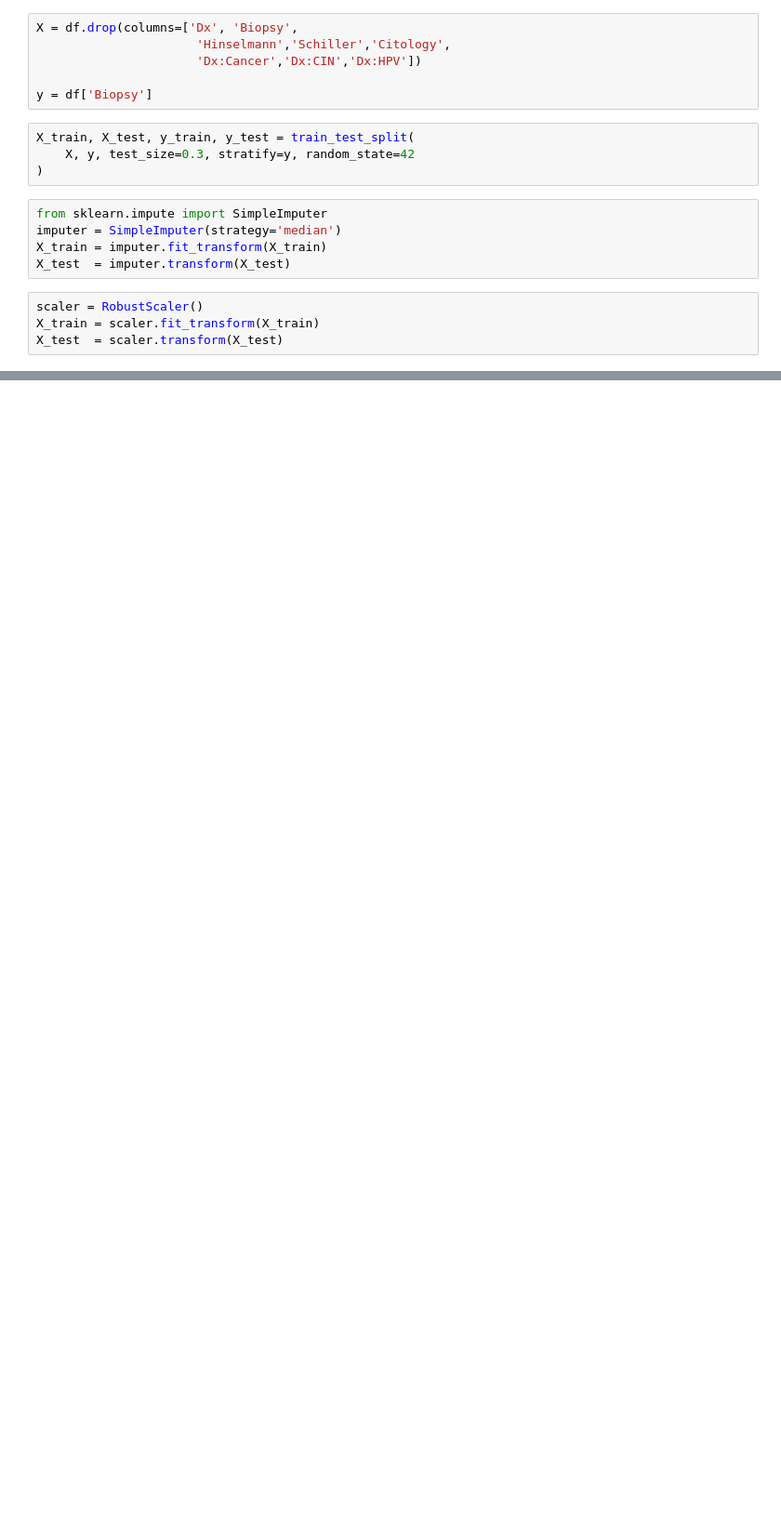
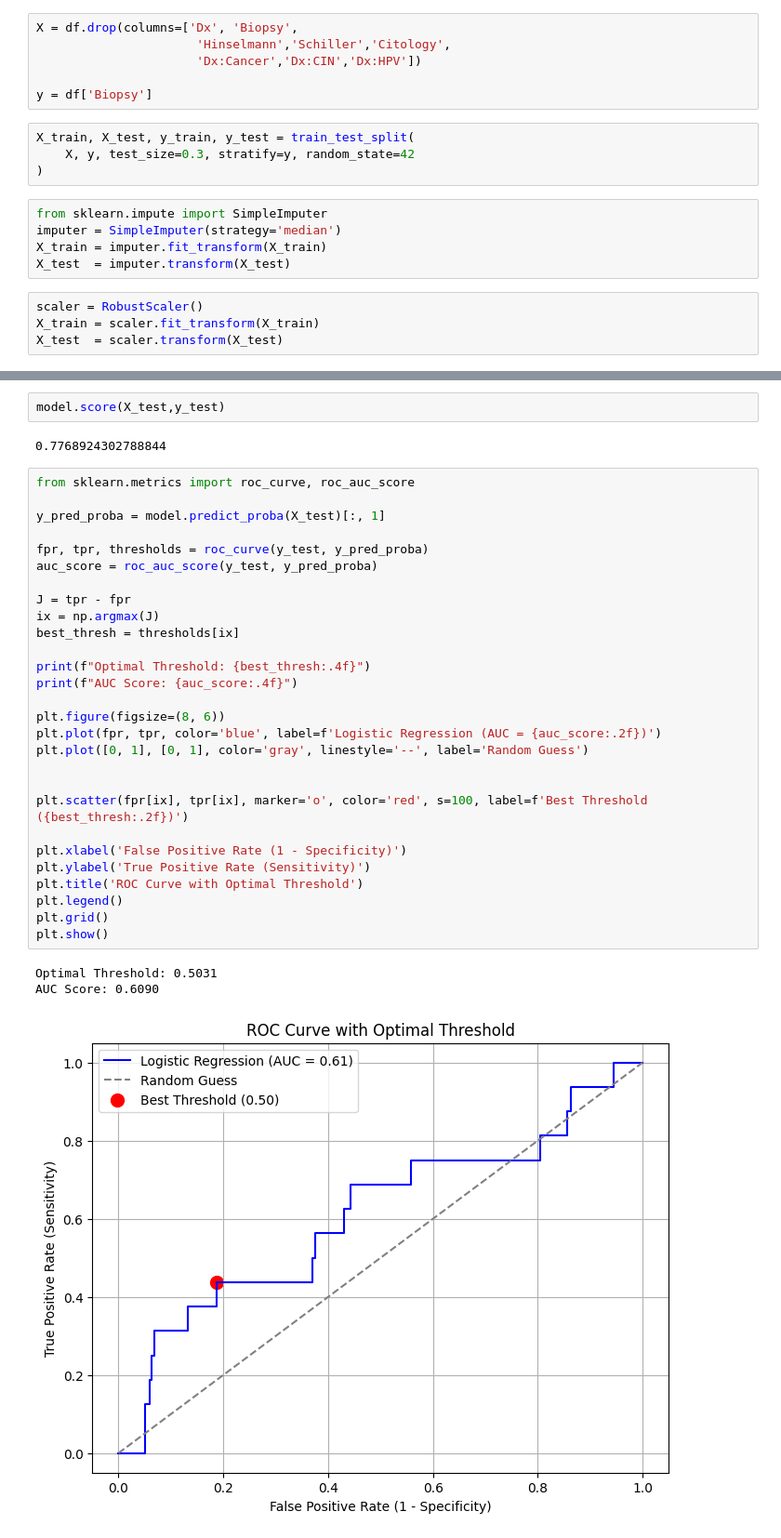
Before and after one commit to raajshekhar19/23FE10CSE00791_RAAJ_SHEKHAR, a Jupyter notebook: project.ipynb, the cells around one changed output, grey strips where cells are left out. Shown at 93% size. Cells and saved outputs as stored; diff of their text form; blank space fills up the shorter version.

```diff
--- a/project.ipynb
+++ b/project.ipynb
@@ -151,0 +635,36 @@ X_test  = scaler.transform(X_test)
+# %%
+model.score(X_test,y_test)
+# %% [output]
+0.7768924302788844
+# %%
+from sklearn.metrics import roc_curve, roc_auc_score
+
+y_pred_proba = model.predict_proba(X_test)[:, 1]
+
+fpr, tpr, thresholds = roc_curve(y_test, y_pred_proba)
+auc_score = roc_auc_score(y_test, y_pred_proba)
+
+J = tpr - fpr
+ix = np.argmax(J)
+best_thresh = thresholds[ix]
+
+print(f"Optimal Threshold: {best_thresh:.4f}")
+print(f"AUC Score: {auc_score:.4f}")
+
+plt.figure(figsize=(8, 6))
+plt.plot(fpr, tpr, color='blue', label=f'Logistic Regression (AUC = {auc_score:.2f})')
+plt.plot([0, 1], [0, 1], color='gray', linestyle='--', label='Random Guess')
+
+
+plt.scatter(fpr[ix], tpr[ix], marker='o', color='red', s=100, label=f'Best Threshold ({best_thresh:.2f})')
+
+plt.xlabel('False Positive Rate (1 - Specificity)')
+plt.ylabel('True Positive Rate (Sensitivity)')
+plt.title('ROC Curve with Optimal Threshold')
+plt.legend()
+plt.grid()
+plt.show()
+# %% [output]
+Optimal Threshold: 0.5031
+AUC Score: 0.6090
+[figure, added]
```
Also changed, not shown: parts of 45 cells of this notebook, 2 other files.
